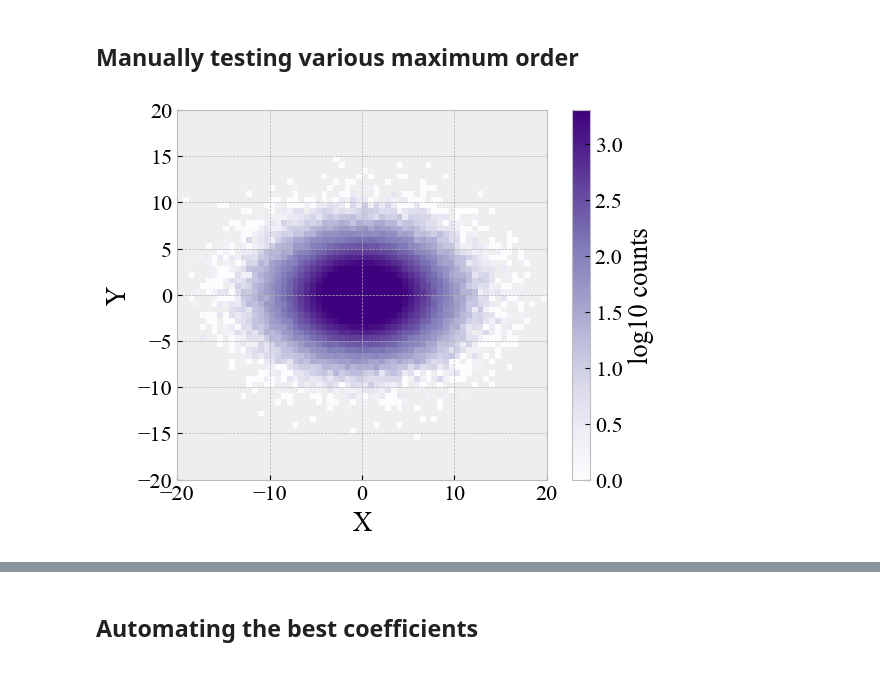
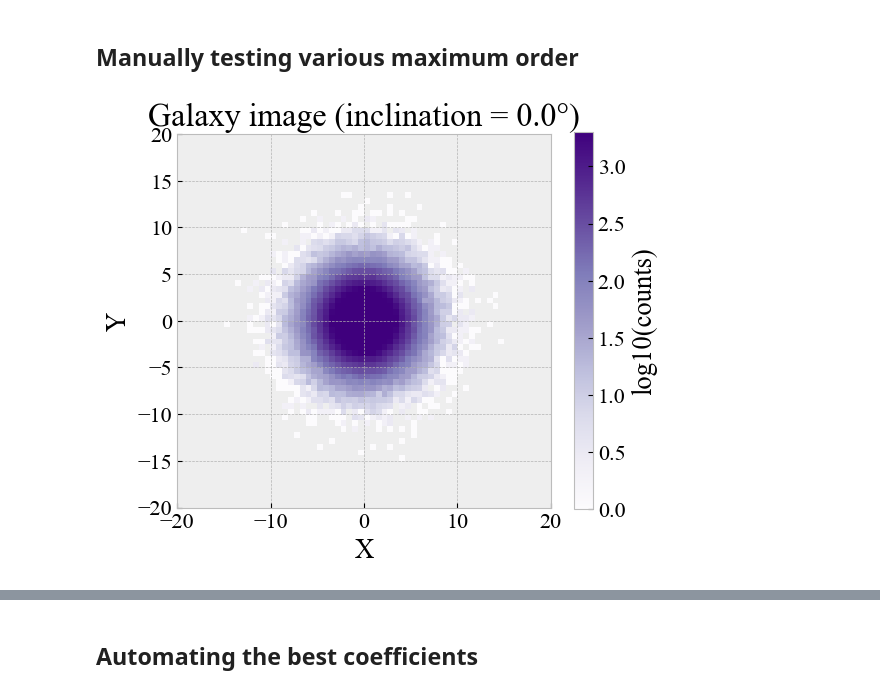
Before and after one commit to michael-petersen/GalaxyIncIinations, a Jupyter notebook: SimulatedGalaxiesAndExpansions.ipynb, the cells around one changed output, grey strips where cells are left out. Saved outputs shown, nothing was run; the diff lists cells and outputs as text; code cells hidden in the pictures.

```diff
--- a/SimulatedGalaxiesAndExpansions.ipynb
+++ b/SimulatedGalaxiesAndExpansions.ipynb
@@ -20,7 +20,7 @@ plt.style.use('bmh')
 # DiscModel is in a different file
 from src.DiscModel import DiscGalaxy
 N = 1000000 # number of stars in the disc
-a = 1.5 # a is the scale length of the disc in kpc
+a = 1 # a is the scale length of the disc in kpc
 D = DiscGalaxy(N=N,a=a)
 
 """Recall m corresponds to Fourier (azimuthal) modes, n corresponds to Laguerre (radial harmonics) modes."""
@@ -29,49 +29,91 @@ D = DiscGalaxy(N=N,a=a)
 # %% [markdown]
 ## Manually testing various maximum order
 # %%
-# Generate a disc galaxy with a given scale length and number of stars
-inclinationvalue = 45. # no inclination (0) (face-on) , in degrees
 
-D.rotate_disc(inclinationvalue,0,0)
+rmax = 20.
+nbins = 64
+noise = 0.5
+inclinationvalue = 0.  # degrees
 
-# this image is tough to expand (but more realistic)
-D.generate_image(rmax=20.,nbins=64,noiselevel=0.5)
+D = DiscGalaxy(N=1000000, a=1.)  # adjust N and a as needed
+D.rotate_disc(inclinationvalue, 0, 0)
+D.generate_image(rmax=rmax, nbins=nbins, noiselevel=noise)
 
-# this image is easier to expand (but less realistic), uncomment to use
-#D.generate_image(rmax=8.,nbins=512,noiselevel=0.5)
+# --- Prepare safe log image ---
+# Replace zero pixels with NaN to avoid log10(-inf) warnings
+safe_img = np.where(D.img > 0, D.img, np.nan)
+log_img = np.log10(safe_img)
+
+# --- Plot the log-scaled image ---
+plt.figure(figsize=(6, 5))
+plt.imshow(log_img, origin='lower', cmap='Purples',
+           extent=[D.x_edges[0], D.x_edges[-1], D.y_edges[0], D.y_edges[-1]],
+           vmin=0., vmax=3.3)
+plt.colorbar(label='log10(counts)')
+plt.title(f"Galaxy image (inclination = {inclinationvalue}°)")
+plt.xlabel("X")
+plt.ylabel("Y")
+plt.tight_layout()
+plt.show()
 
 
-E = D.make_expansion(10, 10, a)
-
-# Plot the 2D histogram
-plt.imshow(np.log10(D.img), origin='lower', cmap='Purples', extent=[D.x_edges[0], D.x_edges[-1], D.y_edges[0], D.y_edges[-1]],vmin=0.,vmax=3.3)
-plt.colorbar(label='log10 counts')
-plt.xlabel('X')
-plt.ylabel('Y')
-plt.show()
-
-m=3
-n=2
+m=20
+n=10
 #Toggle this to see the expansion coefficients and how they change, goal: find the closest match to the image
-E1 = D.make_expansion(m,n,a,noisy=False)
+E1 = D.make_pointexpansion(m,n,a,noisy=False)
 
 # (re)construct an image from the expansion coefficients
 E1.laguerre_reconstruction(D.r,D.p)
 
+# Convert polar back to x, y (same grid as the image)
+x = D.r * np.cos(D.p)
+y = D.r * np.sin(D.p)
+bins = [D.x_edges, D.y_edges]
 
+recon_img, _, _ = np.histogram2d(x, y, bins=bins, weights=E1.reconstruction)
+counts, _, _ = np.histogram2d(x, y, bins=bins)
+recon_img /= np.maximum(counts, 1)  # avoid div-by-zero
+
+# Plot reconstructed image (gridded)
+safe_recon = np.where(recon_img > 0, recon_img, np.nan)
+log_recon = np.log10(safe_recon)
+
+plt.figure(figsize=(6, 5))
+plt.imshow(log_recon, origin='lower', cmap='Purples',
+           extent=[D.x_edges[0], D.x_edges[-1], D.y_edges[0], D.y_edges[-1]],
+           vmin=0., vmax=3.3)
+plt.colorbar(label='log10 reconstructed')
+plt.xlabel('X')
+plt.ylabel('Y')
+plt.title(f'Expansion with n={n}, m={m}')
+plt.tight_layout()
+plt.show()
+
+# Optional: Difference plot
+plt.figure()
+plt.imshow(D.img - recon_img, origin='lower', cmap='coolwarm',
+           extent=[D.x_edges[0], D.x_edges[-1], D.y_edges[0], D.y_edges[-1]],
+           vmin=-30., vmax=30.)
+plt.colorbar(label='original - reconstructed')
+plt.xlabel("X")
+plt.ylabel("Y")
+plt.title("Difference Image")
+plt.tight_layout()
+plt.show()
+"""
 plt.imshow(np.log10(E1.reconstruction), origin='lower', cmap='Purples', extent=[D.x_edges[0], D.x_edges[-1], D.y_edges[0], D.y_edges[-1]],vmin=0.,vmax=3.3)
 plt.colorbar(label='log10 counts')
 plt.xlabel('X')
 plt.ylabel('Y')
 plt.title(f'Expansion with n={n}, m={m}')
 plt.show()
 
 plt.figure()
 # why is there a 3%ish bias here?
 plt.imshow(D.img - 1.03*E1.reconstruction, origin='lower', cmap='coolwarm', extent=[D.x_edges[0], D.x_edges[-1], D.y_edges[0], D.y_edges[-1]],vmin=-30.,vmax=30.)
 plt.colorbar(label='image - reconstruction difference')
 plt.xlabel('X')
 plt.ylabel('Y')
-plt.show()
+plt.show() """
 # %% [output]
-[figure, old version]
+[figure, new version]
```
Also changed, not shown: parts of 5 cells of this notebook, 4 other files.
